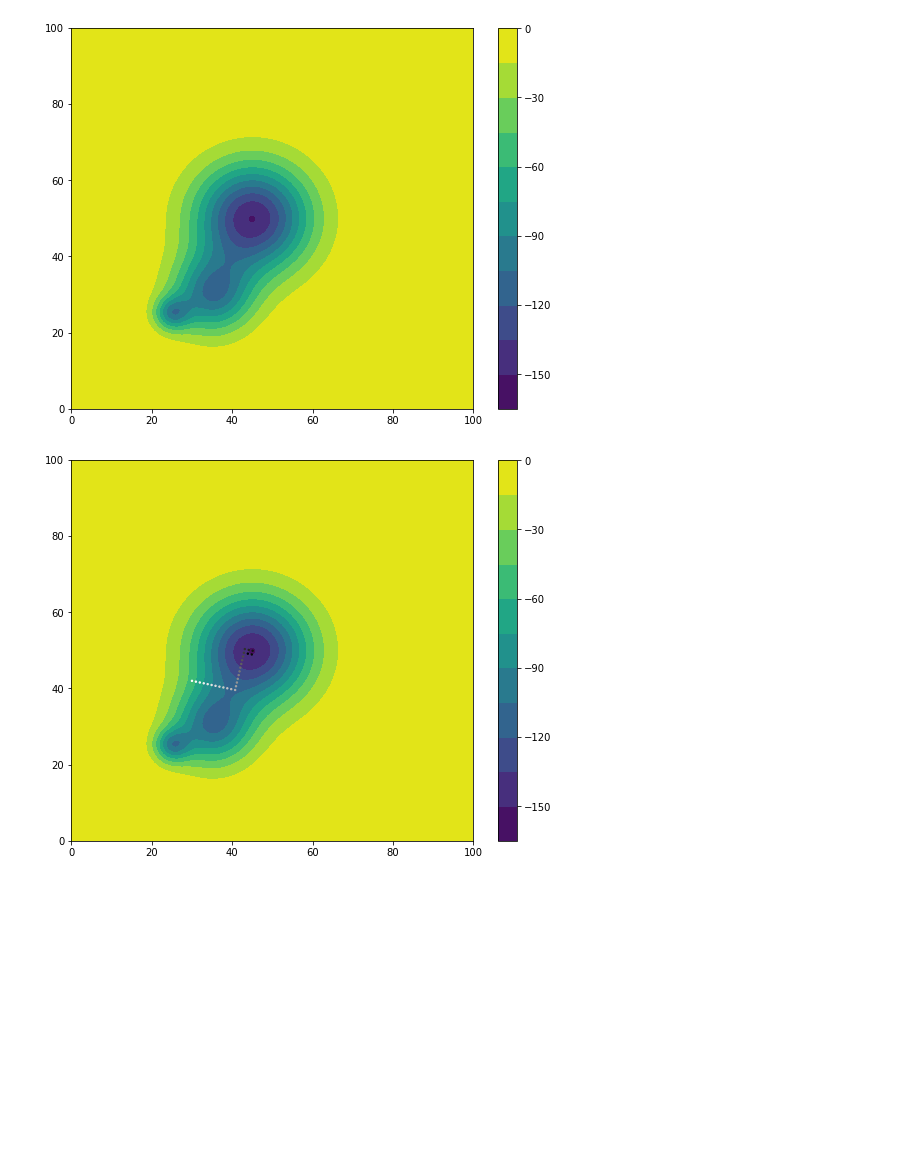
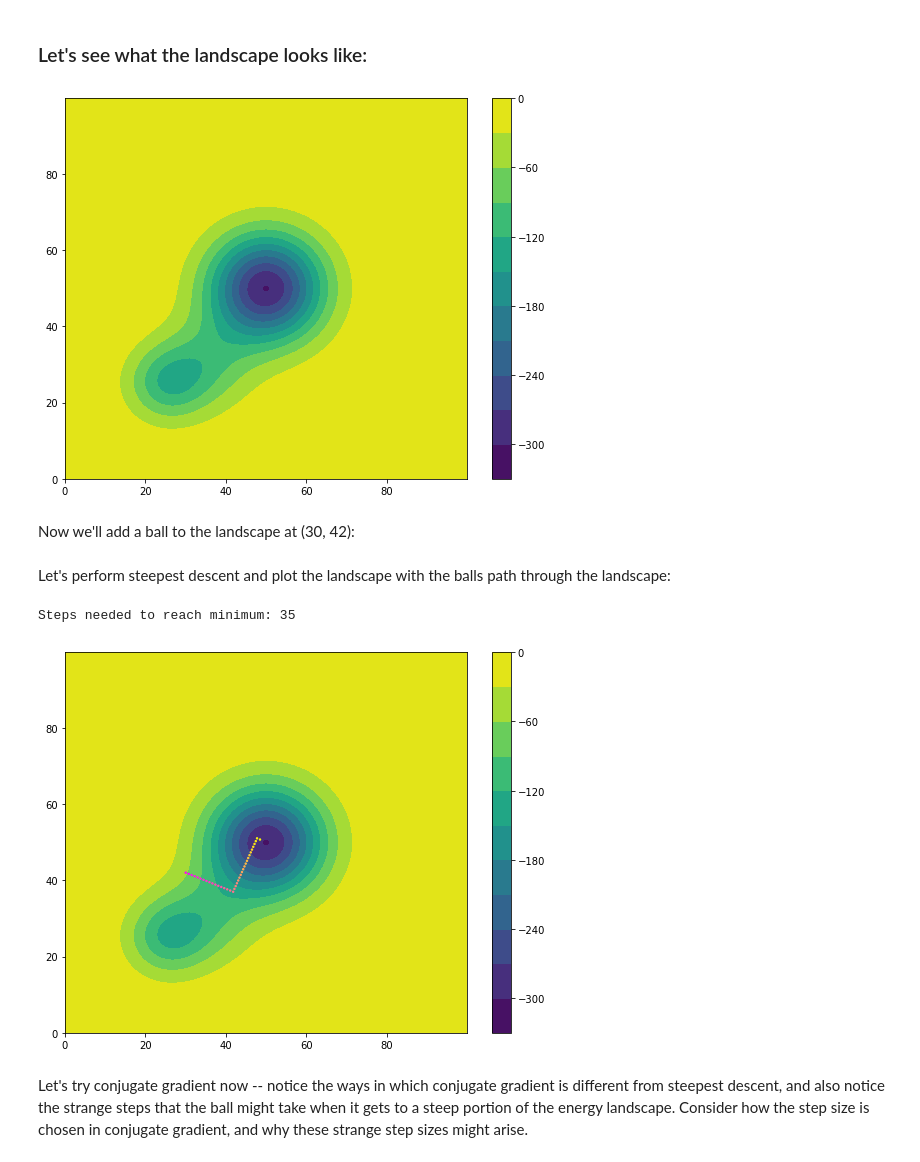
Before and after one commit to MobleyLab/drug-computing, a Jupyter notebook: uci-pharmsci/lectures/energy_minimization/Energy_Minimization_Examples.ipynb, the cells around one changed output. Saved outputs shown, nothing was run; the diff lists cells and outputs as text; code cells hidden in the pictures; blank space fills up the shorter version.

Commit message:
Added energy tolerance and cleaned notebook

```diff
--- a/uci-pharmsci/lectures/energy_minimization/Energy_Minimization_Examples.ipynb
+++ b/uci-pharmsci/lectures/energy_minimization/Energy_Minimization_Examples.ipynb
@@ -6,4 +16,4 @@ minimization = EnergyMin()
 # %%
-minimization.add_well(45, 50, 100, 150)
-minimization.add_well(25, 25, 10, 75)
-minimization.add_well(35, 30, 50, 100)
+minimization.add_well(50, 50, 100, 300)
+minimization.add_well(25, 25, 50, 100)
+minimization.add_well(35, 30, 75, 75)
@@ -10,12 +30,21 @@ minimization.add_well(35, 30, 50, 100)
+# %% [markdown]
+### Let's see what the landscape looks like:
 # %%
 minimization.plot_landscape()
 # %% [output]
-[figure, old version]
+[figure, new version]
+# %% [markdown]
+Now we'll add a ball to the landscape at (30, 42):
 # %%
 minimization.add_ball(30, 42)
+# %% [markdown]
+Let's perform steepest descent and plot the landscape with the balls path through the landscape:
 # %%
-minimization.steepest_descent(max_iter=25)
+minimization.steepest_descent()
 minimization.plot_landscape()
 # %% [output]
+Steps needed to reach minimum: 35
-[figure, old version]
+[figure, new version]
+# %% [markdown]
+Let's try conjugate gradient now -- notice the ways in which conjugate gradient is different from steepest descent, and also notice the strange steps that the ball might take when it gets to a steep portion of the energy landscape. Consider how the step size is chosen in conjugate gradient, and why these strange step sizes might arise.
 # %%
```
Also changed, not shown: parts of 4 cells of this notebook, 1 other file.
